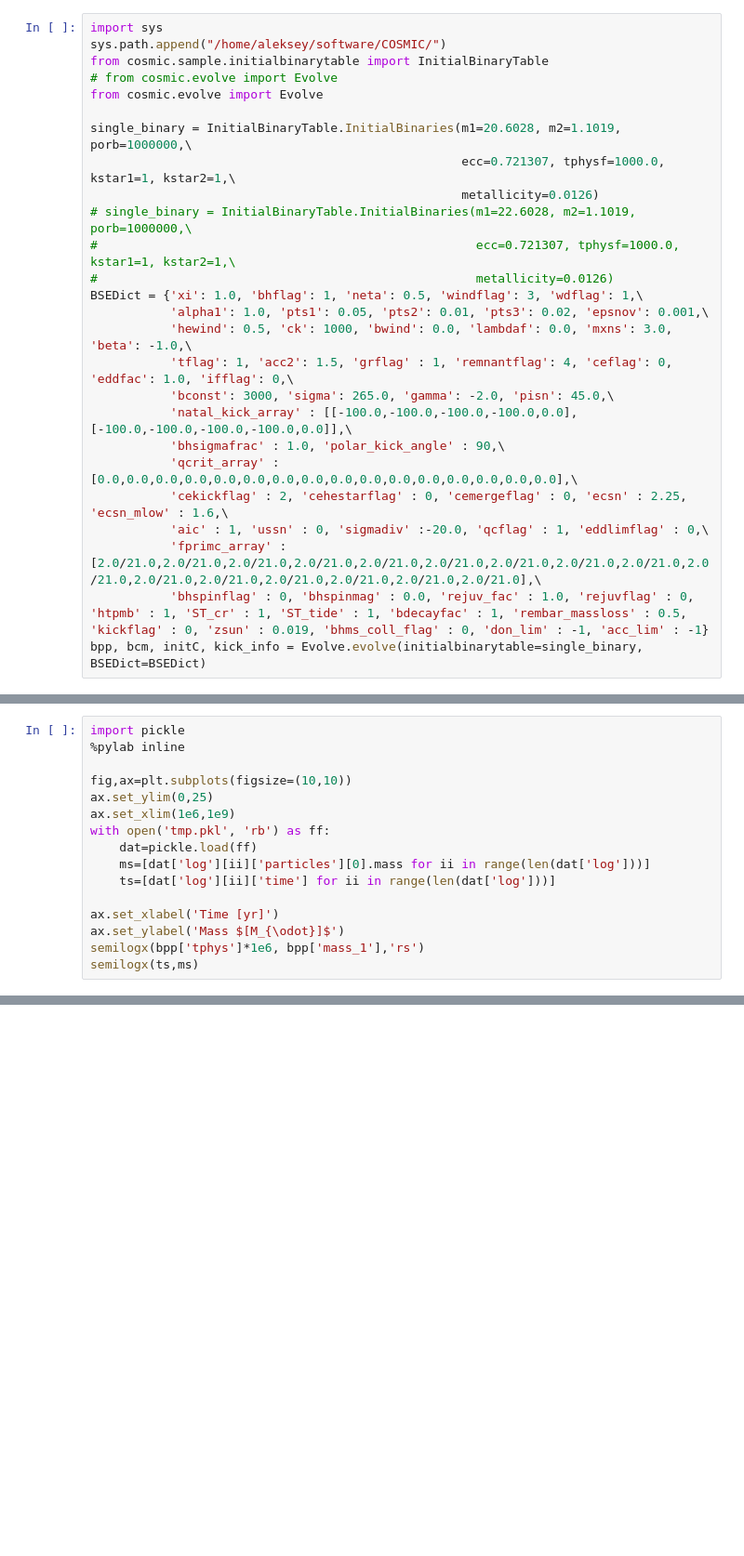
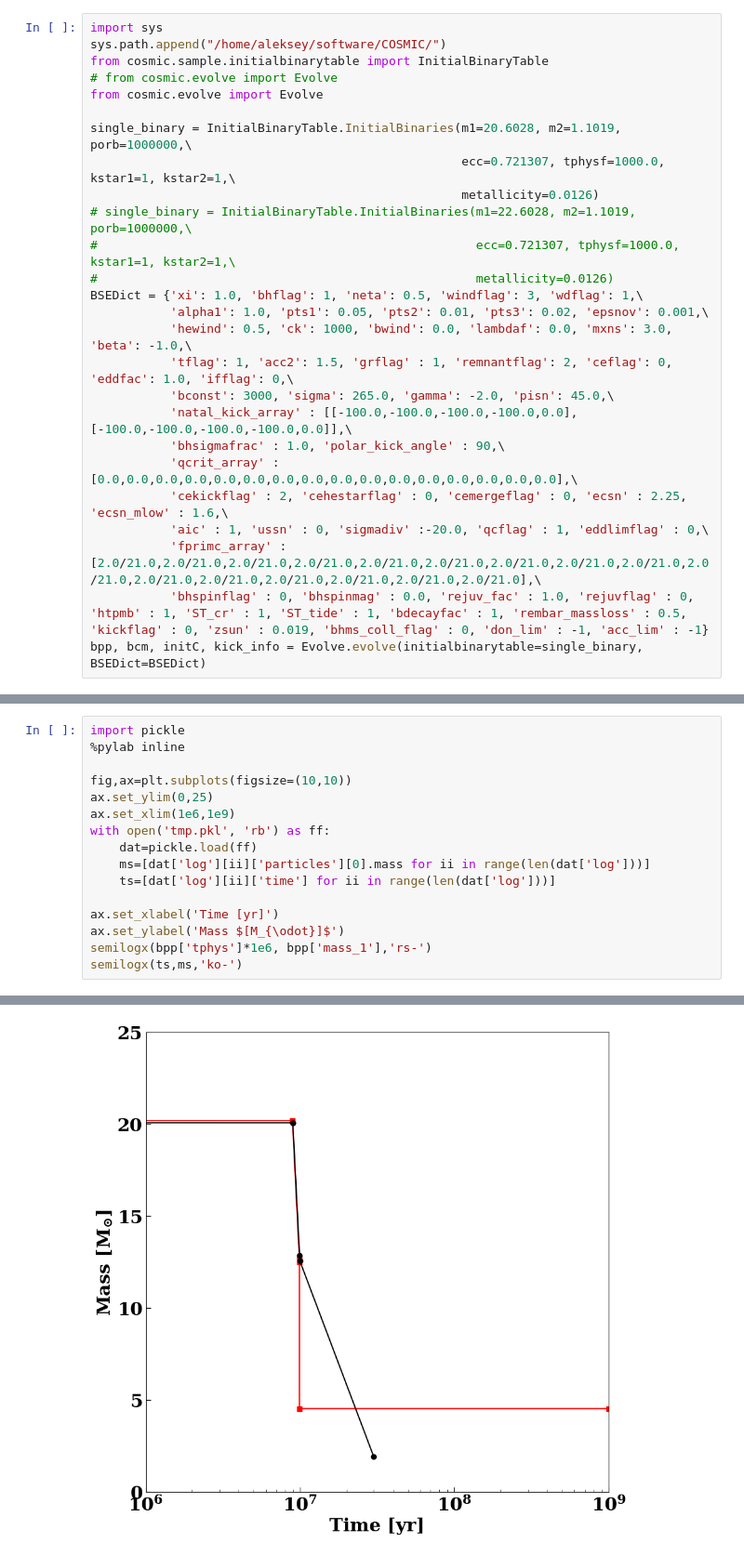
Before and after one commit to alekseygenerozov/mse, a Jupyter notebook: cosmic_mse_compare1.ipynb, the cells around one changed output, grey strips where cells are left out. Shown at 93% size. Saved outputs shown, nothing was run; the diff lists cells and outputs as text; blank space fills up the shorter version.

```diff
--- a/cosmic_mse_compare1.ipynb
+++ b/cosmic_mse_compare1.ipynb
@@ -14,7 +14,7 @@ single_binary = InitialBinaryTable.InitialBinaries(m1=20.6028, m2=1.1019, porb=1
 BSEDict = {'xi': 1.0, 'bhflag': 1, 'neta': 0.5, 'windflag': 3, 'wdflag': 1,\
            'alpha1': 1.0, 'pts1': 0.05, 'pts2': 0.01, 'pts3': 0.02, 'epsnov': 0.001,\
            'hewind': 0.5, 'ck': 1000, 'bwind': 0.0, 'lambdaf': 0.0, 'mxns': 3.0, 'beta': -1.0,\
-           'tflag': 1, 'acc2': 1.5, 'grflag' : 1, 'remnantflag': 4, 'ceflag': 0, 'eddfac': 1.0, 'ifflag': 0,\
+           'tflag': 1, 'acc2': 1.5, 'grflag' : 1, 'remnantflag': 2, 'ceflag': 0, 'eddfac': 1.0, 'ifflag': 0,\
            'bconst': 3000, 'sigma': 265.0, 'gamma': -2.0, 'pisn': 45.0,\
            'natal_kick_array' : [[-100.0,-100.0,-100.0,-100.0,0.0], [-100.0,-100.0,-100.0,-100.0,0.0]],\
            'bhsigmafrac' : 1.0, 'polar_kick_angle' : 90,\
@@ -55,5 +127,6 @@ with open('tmp.pkl', 'rb') as ff:
 
 ax.set_xlabel('Time [yr]')
 ax.set_ylabel('Mass $[M_{\odot}]$')
-semilogx(bpp['tphys']*1e6, bpp['mass_1'],'rs')
-semilogx(ts,ms)
+semilogx(bpp['tphys']*1e6, bpp['mass_1'],'rs-')
+semilogx(ts,ms,'ko-')
+# %% [output]
@@ -59,0 +136 @@ semilogx(ts,ms)
+[figure, added]
```
Also changed, not shown: parts of 4 cells of this notebook, 8 other files.
